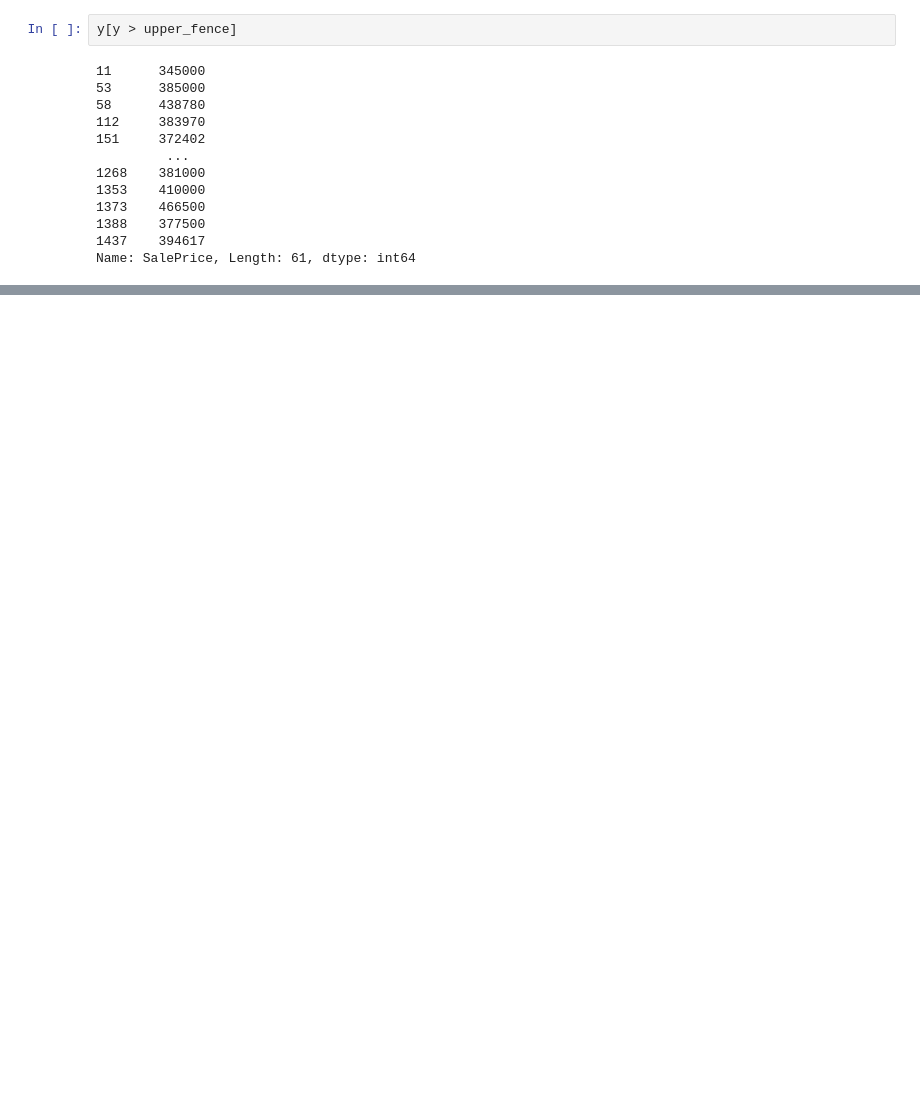
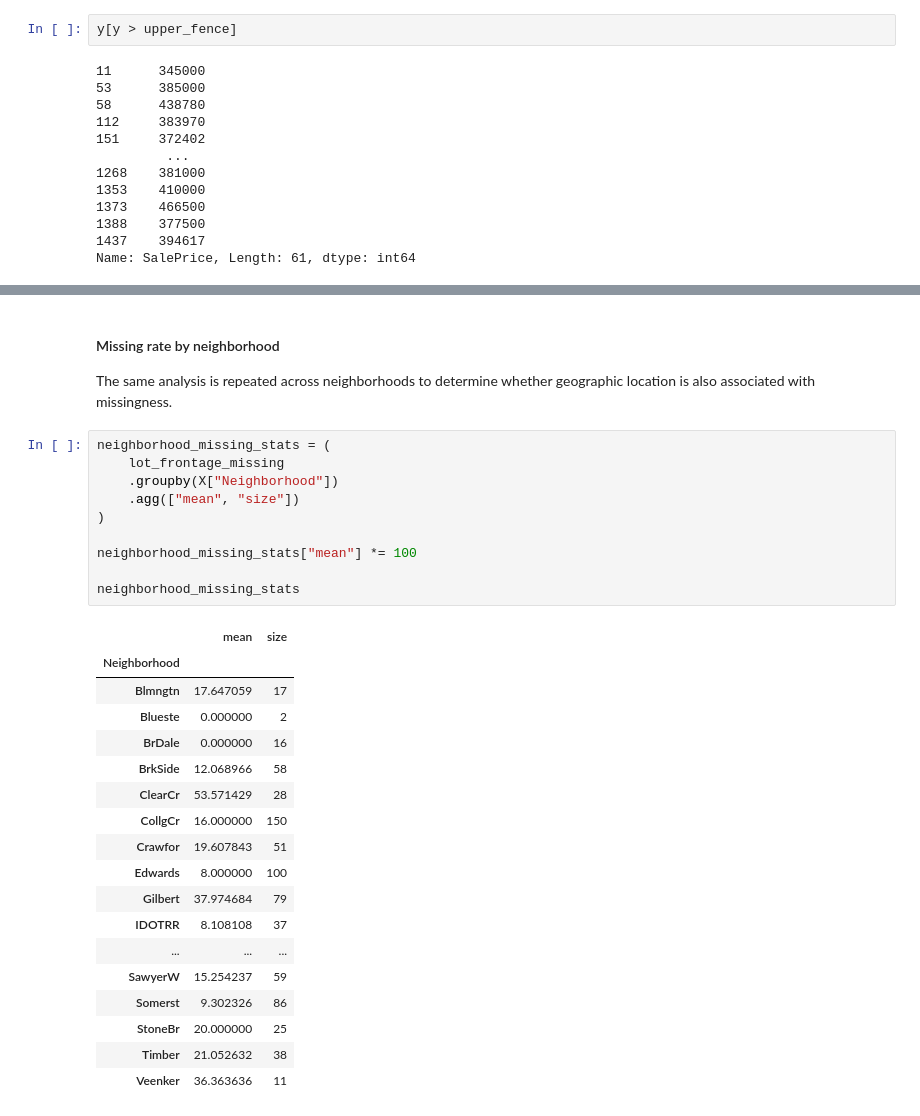
Before and after one commit to masoud-vosoughi/House-Prices--Advanced-Regression-Techniques, a Jupyter notebook: notebooks/01_data_understanding.ipynb, the cells around one changed output, grey strips where cells are left out. Saved outputs shown, nothing was run; the diff lists cells and outputs as text; blank space fills up the shorter version.

```diff
--- a/notebooks/01_data_understanding.ipynb
+++ b/notebooks/01_data_understanding.ipynb
@@ -139,0 +632,33 @@ X[y>upper_fence][["OverallQual","GrLivArea","Neighborhood","GarageCars"]]
+# %% [markdown]
+#### Missing rate by neighborhood
+
+The same analysis is repeated across neighborhoods to determine whether geographic location is also associated with missingness.
+# %%
+neighborhood_missing_stats = (
+    lot_frontage_missing
+    .groupby(X["Neighborhood"])
+    .agg(["mean", "size"])
+)
+
+neighborhood_missing_stats["mean"] *= 100
+
+neighborhood_missing_stats
+# %% [output]
+|  | mean | size |
+| Neighborhood |  |  |
+| Blmngtn | 17.647059 | 17 |
+| Blueste | 0.000000 | 2 |
+| BrDale | 0.000000 | 16 |
+| BrkSide | 12.068966 | 58 |
+| ClearCr | 53.571429 | 28 |
+| CollgCr | 16.000000 | 150 |
+| Crawfor | 19.607843 | 51 |
+| Edwards | 8.000000 | 100 |
+| Gilbert | 37.974684 | 79 |
+| IDOTRR | 8.108108 | 37 |
+| ... | ... | ... |
+| SawyerW | 15.254237 | 59 |
+| Somerst | 9.302326 | 86 |
+| StoneBr | 20.000000 | 25 |
+| Timber | 21.052632 | 38 |
+| Veenker | 36.363636 | 11 |
```
Also changed, not shown: parts of 80 cells of this notebook.
